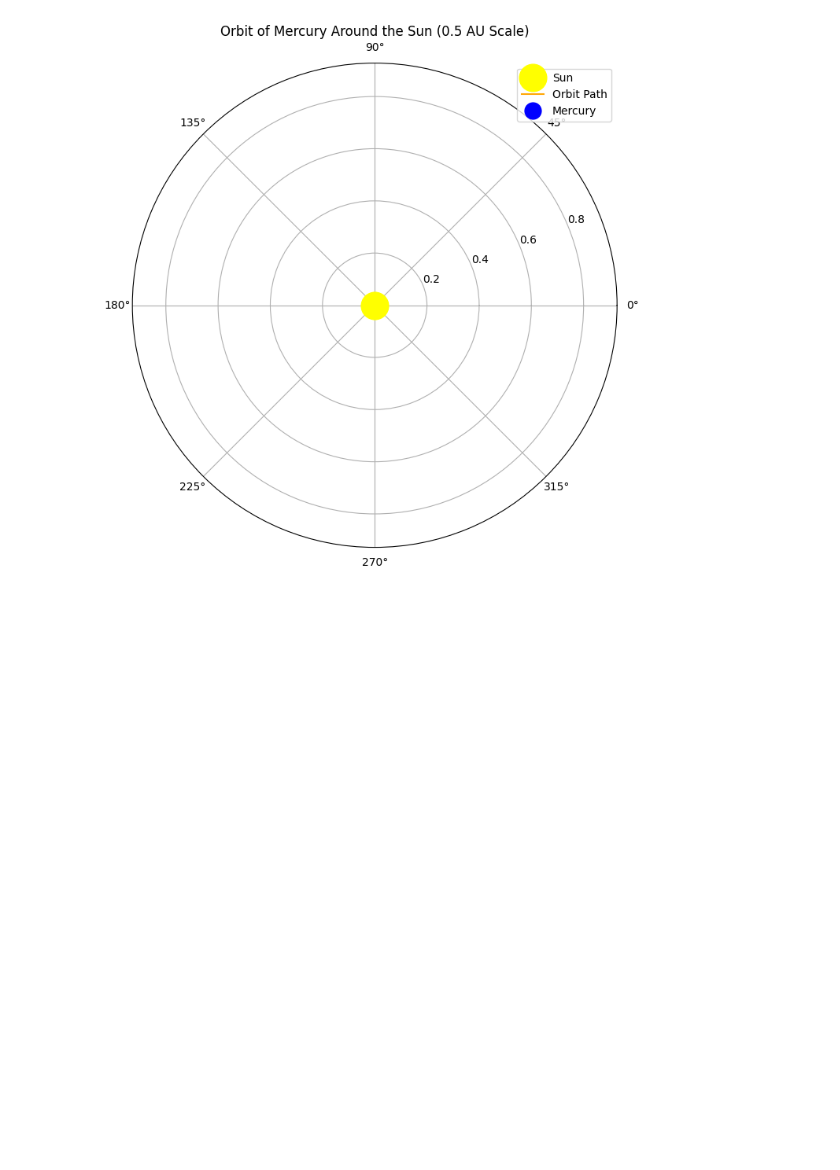
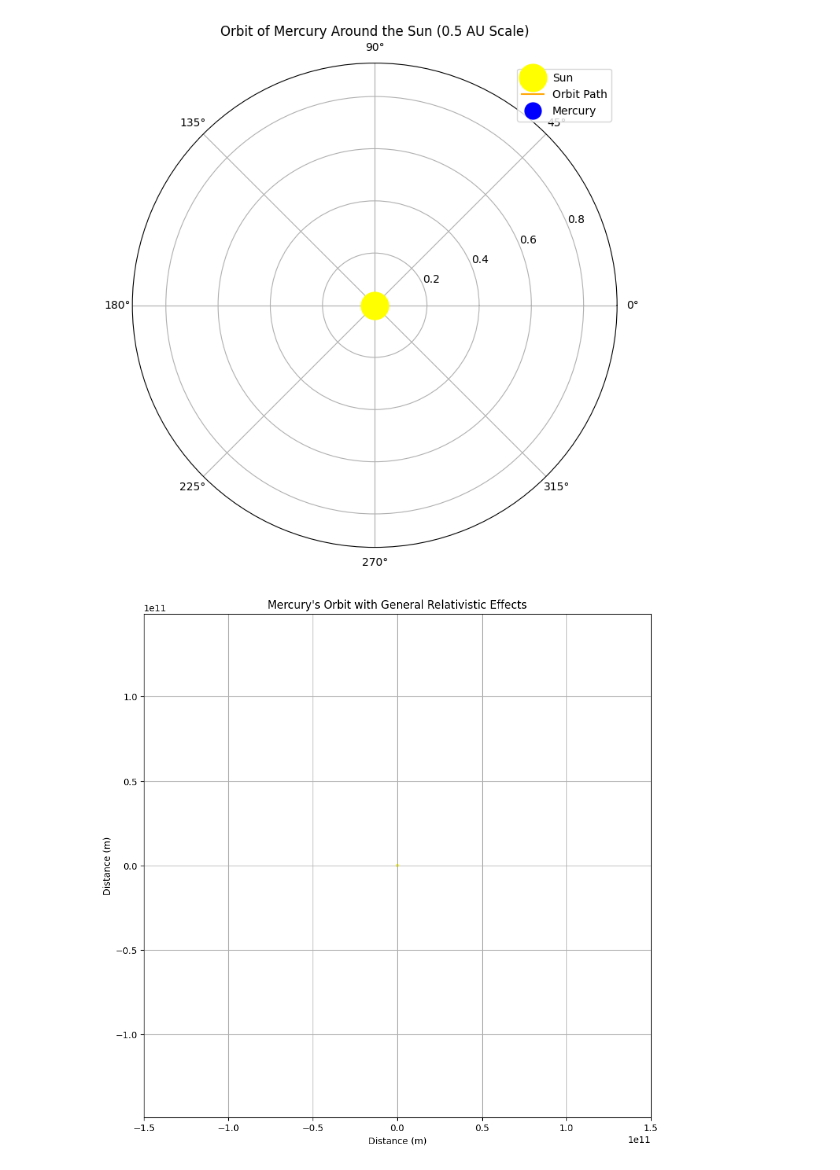
Before and after one commit to Alan-Cheong/IEEE_QW_2020, a Jupyter notebook: Mercury_Orbit.ipynb, the cells around one changed output. Saved outputs shown, nothing was run; the diff lists cells and outputs as text; code cells hidden in the pictures; blank space fills up the shorter version.

```diff
--- a/Mercury_Orbit.ipynb
+++ b/Mercury_Orbit.ipynb
@@ -221,3 +221,82 @@ plt.legend(loc="upper right")
 plt.show()
 # %% [output]
 [figure]
+# %%
+import numpy as np
+import matplotlib.pyplot as plt
+import matplotlib.animation as animation
+
+# Constants (in appropriate units)
+G = 6.67430e-11
+M = 1.989e30  # Mass of Sun
+c = 299792458
+dt = 100
+
+# Mercury parameters
+mercury_a = 5.79e10  # Semi-major axis
+e = 0.206  # Eccentricity
+initial_r = mercury_a * (1 + e)  # Initial radius
+
+def calculate_orbit(r, phi, pr, pphi, dt):
+    # Schwarzschild metric equations
+    rs = 2 * G * M / (c * c)
+
+    # Update positions and momenta
+    r_new = r + pr * dt / r
+    phi_new = phi + pphi * dt / (r * r)
+
+    # Update momenta with relativistic corrections
+    pr_new = pr + dt * (pphi * pphi / (r * r * r) - G * M / (r * r) * (1 + 3 * pphi * pphi / (r * r * c * c)))
+    pphi_new = pphi  # Angular momentum is conserved
+
+    return r_new, phi_new, pr_new, pphi_new
+
+# Initialize arrays
+steps = 1000
+r = np.zeros(steps)
+phi = np.zeros(steps)
+r[0] = initial_r
+phi[0] = 0
+pr = np.array([0.0])  # Initial radial momentum
+pphi = np.array([np.sqrt(G * M * initial_r)])  # Initial angular momentum
+
+# Calculate orbit
+for i in range(1, steps):
+    r[i], phi[i], pr, pphi = calculate_orbit(r[i-1], phi[i-1], pr, pphi, dt)
+
+# Create animation
+fig, ax = plt.subplots(figsize=(10, 10))
+ax.set_xlim(-1.5e11, 1.5e11)
+ax.set_ylim(-1.5e11, 1.5e11)
+
+# Plot Sun
+sun = plt.Circle((0, 0), 6.957e8, color='yellow')
+ax.add_artist(sun)
+
+# Mercury orbit
+line, = ax.plot([], [], 'b-', lw=1)
+mercury, = ax.plot([], [], 'ko', markersize=10)
+
+def init():
+    line.set_data([], [])
+    mercury.set_data([], [])
+    return line, mercury
+
+def animate(i):
+    x = r[:i] * np.cos(phi[:i])
+    y = r[:i] * np.sin(phi[:i])
+    line.set_data(x, y)
+    mercury.set_data(x[i-1], y[i-1])
+    return line, mercury
+
+ani = animation.FuncAnimation(fig, animate, init_func=init, frames=steps,
+                            interval=20, blit=True)
+
+plt.title("Mercury's Orbit with General Relativistic Effects")
+plt.xlabel("Distance (m)")
+plt.ylabel("Distance (m)")
+plt.axis('equal')
+plt.grid(True)
+plt.show()
+# %% [output]
+[figure, added]
```
